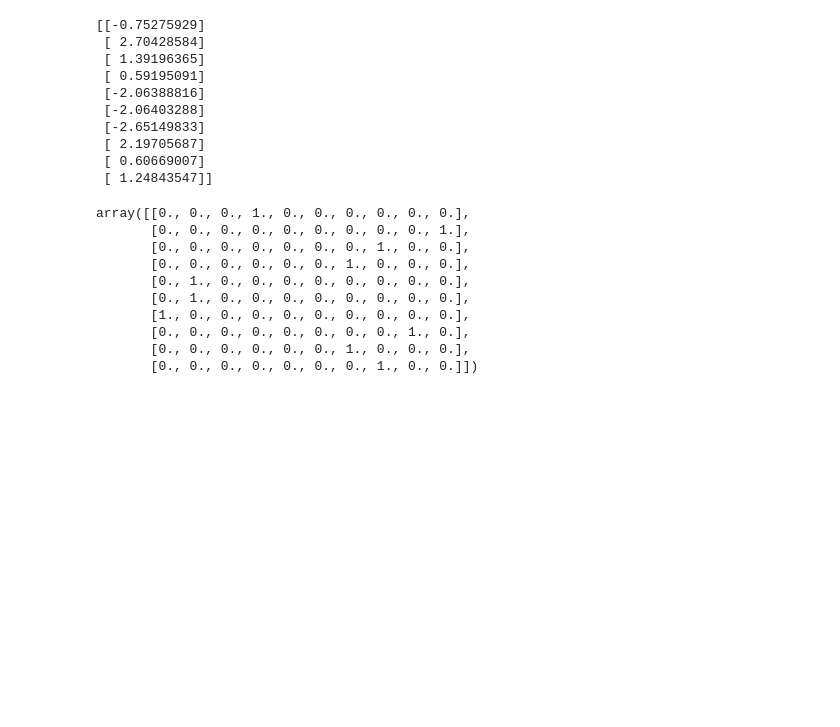
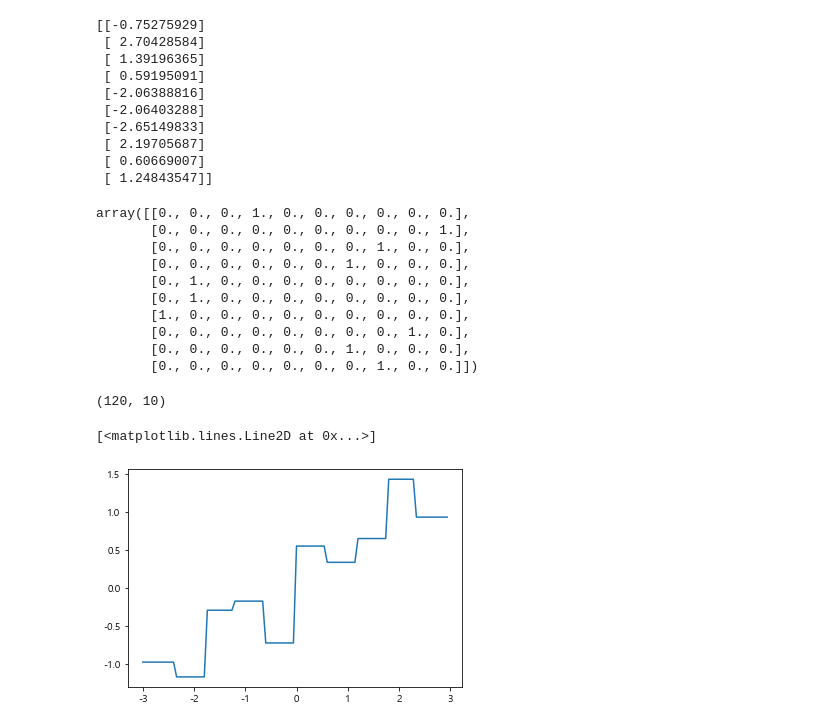
Before and after one commit to ikeven94/py_repo, a Jupyter notebook: Feature_Engineering.ipynb, the cells around one changed output. Cells and saved outputs as stored; diff of their text form; code cells hidden in the pictures; blank space fills up the shorter version.

```diff
--- a/Feature_Engineering.ipynb
+++ b/Feature_Engineering.ipynb
@@ -272,3 +272,27 @@ array([[0., 0., 0., 1., 0., 0., 0., 0., 0., 0.],
        [0., 0., 0., 0., 0., 0., 0., 0., 1., 0.],
        [0., 0., 0., 0., 0., 0., 1., 0., 0., 0.],
        [0., 0., 0., 0., 0., 0., 0., 1., 0., 0.]])
+# %%
+kb = KBinsDiscretizer(n_bins=10, strategy='uniform', encode='onehot-dense') # ohe 밀집 배열
+kb.fit(X)
+X_binned = kb.transform(X)
+# %%
+X_binned.shape
+# %% [output]
+(120, 10)
+# %%
+line_binned = kb.transform(line)
+
+reg = LinearRegression().fit(X_binned,y)
+plt.plot(line, reg.predict(line_binned),label='구간 선형 회귀')
+
+reg = DecisionTreeRegressor(min_samples_split=3).fit(X_binned,y)
+plt.plot(line, reg.predict(line_binned),label='구간 결정 트리')
+plt.plot(X[:,0],y,'o',c='k')
+plt.vlines(kb.bin_edge_[0], -3, 3,linewidth=1,alpha=0.2)
+plt.legend(loc='best')
+plt.ylabel('회귀출력')
+plt.xlabel('입력특성')
+# %% [output]
+[<matplotlib.lines.Line2D at 0x...>]
+[figure, added]
```
Also changed, not shown: parts of 1 cell of this notebook.
